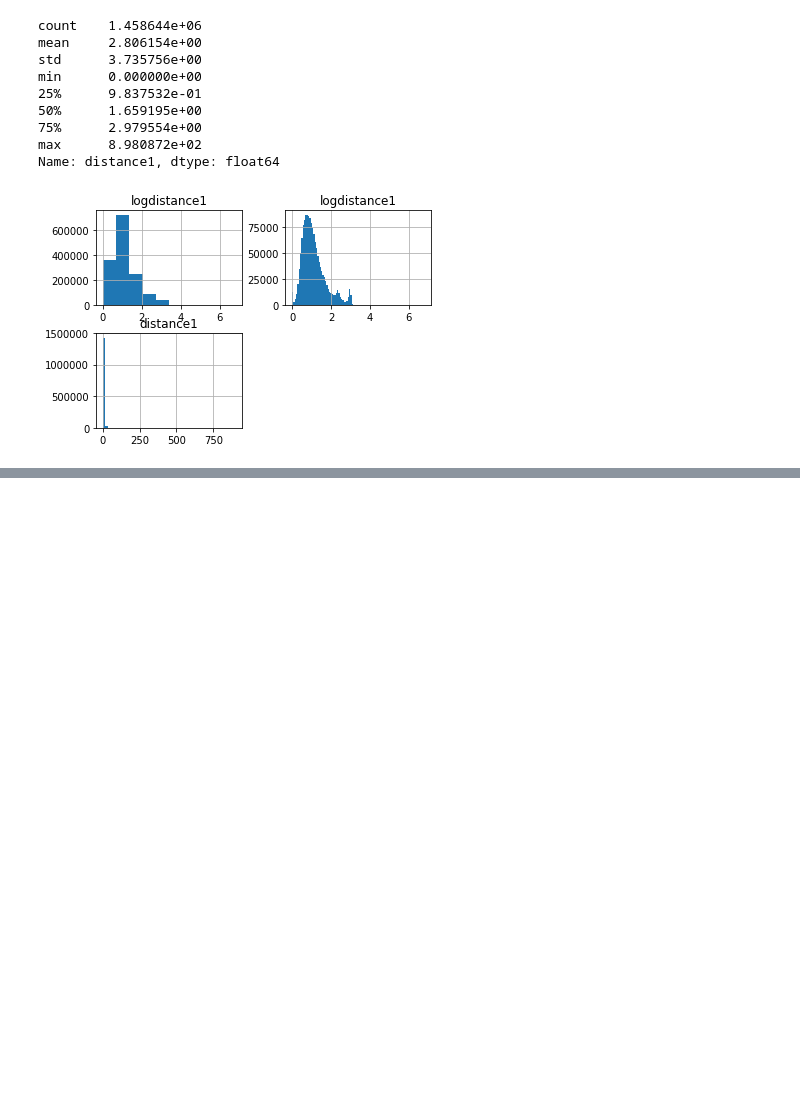
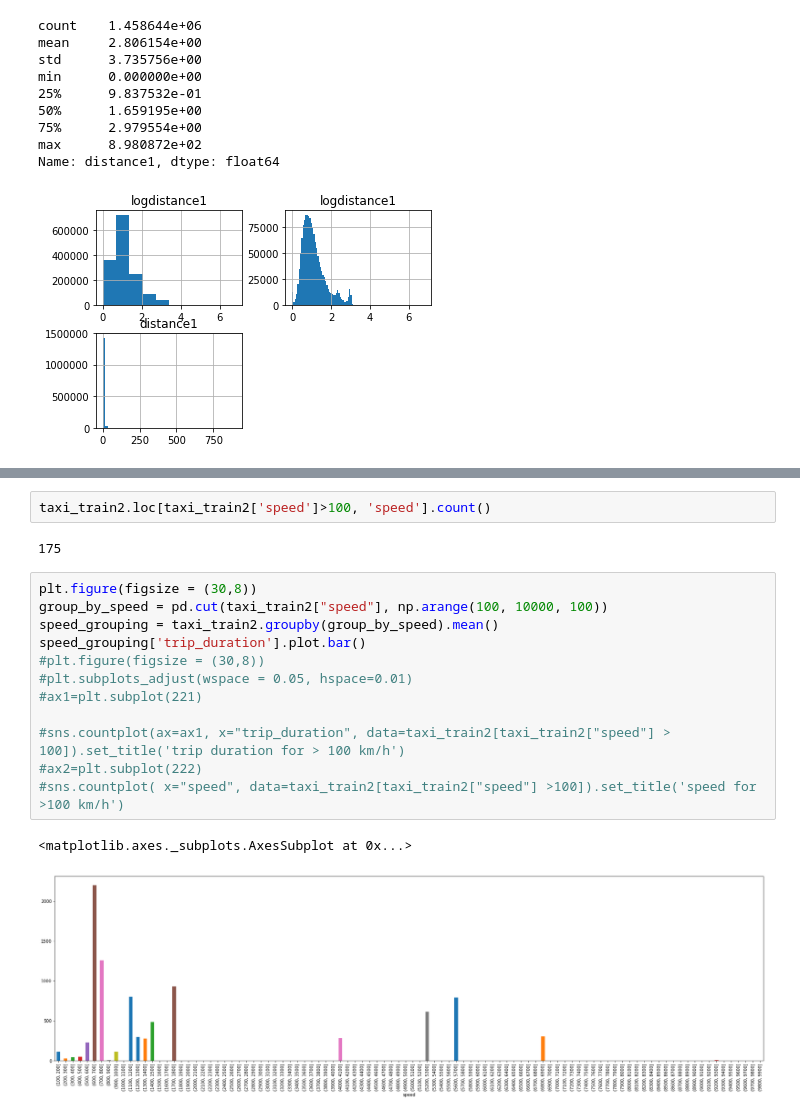
Before and after one commit to teamf3b/NYtaxy, a Jupyter notebook: Data exploration Taxi NY.ipynb, the cells around one changed output, grey strips where cells are left out. Saved outputs shown, nothing was run; the diff lists cells and outputs as text; blank space fills up the shorter version.

```diff
--- a/Data exploration Taxi NY.ipynb
+++ b/Data exploration Taxi NY.ipynb
@@ -535,0 +697,19 @@ Text(0.5,1,'trip distance = 0')
+# %%
+taxi_train2.loc[taxi_train2['speed']>100, 'speed'].count()
+# %% [output]
+175
+# %%
+plt.figure(figsize = (30,8))
+group_by_speed = pd.cut(taxi_train2["speed"], np.arange(100, 10000, 100))
+speed_grouping = taxi_train2.groupby(group_by_speed).mean()
+speed_grouping['trip_duration'].plot.bar()
+#plt.figure(figsize = (30,8))
+#plt.subplots_adjust(wspace = 0.05, hspace=0.01)
+#ax1=plt.subplot(221)
+
+#sns.countplot(ax=ax1, x="trip_duration", data=taxi_train2[taxi_train2["speed"] > 100]).set_title('trip duration for > 100 km/h')
+#ax2=plt.subplot(222)
+#sns.countplot( x="speed", data=taxi_train2[taxi_train2["speed"] >100]).set_title('speed for >100 km/h')
+# %% [output]
+<matplotlib.axes._subplots.AxesSubplot at 0x...>
+[figure, added]
```
Also changed, not shown: parts of 38 cells of this notebook.
